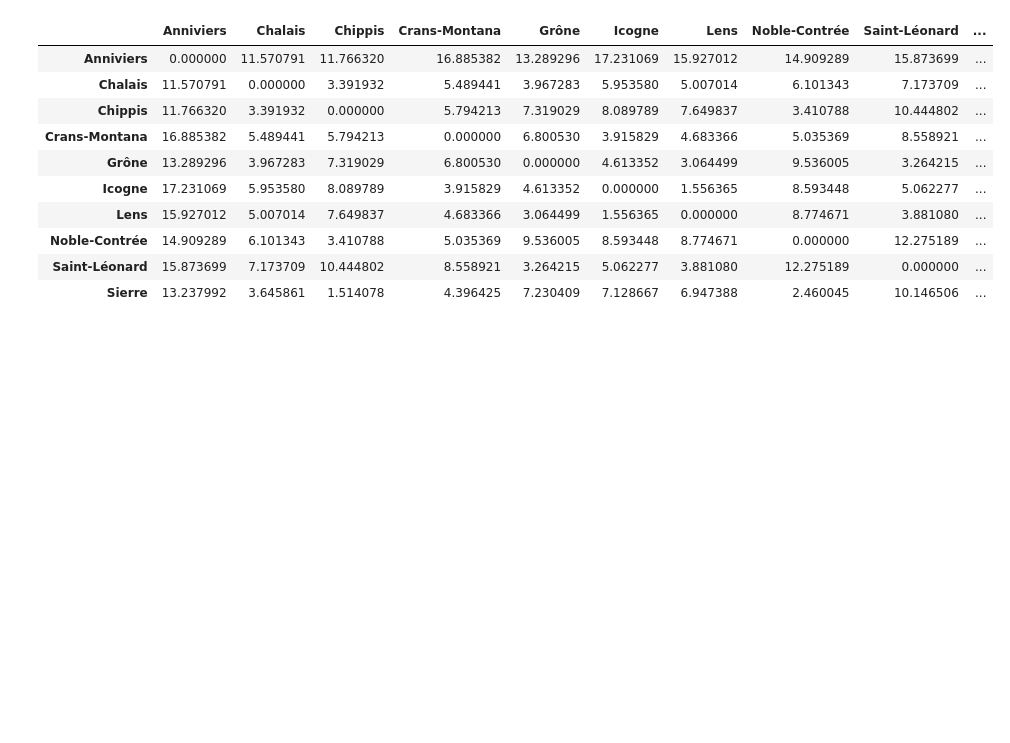
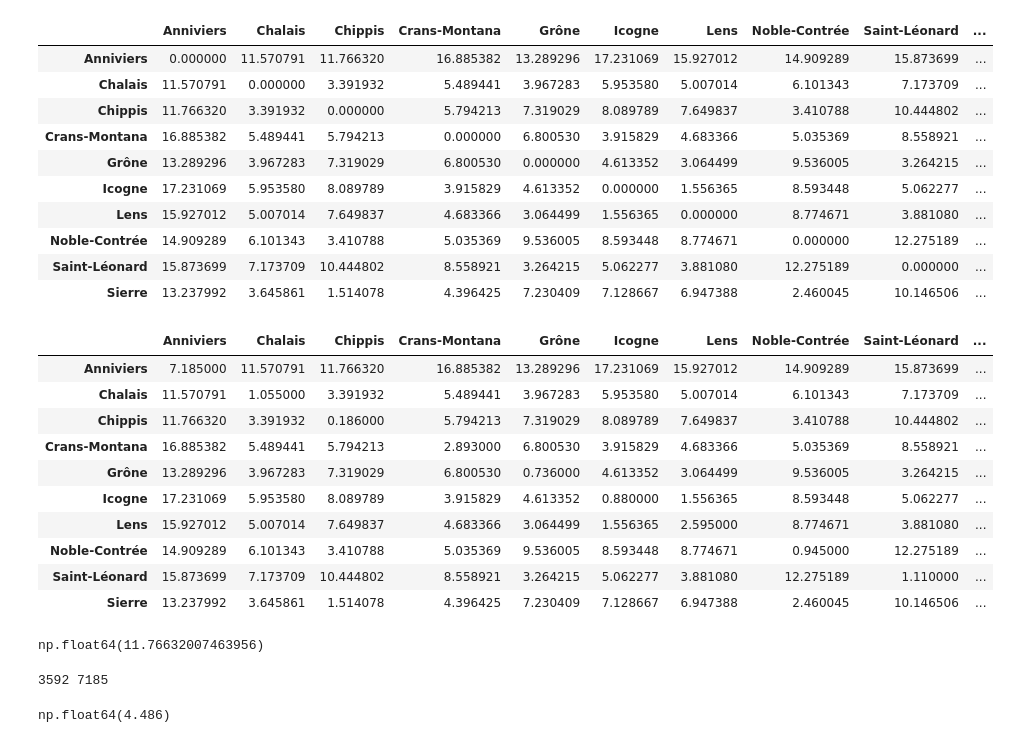
Before and after one commit to Ildsjel-EPFL/Sierre-District-Food-Drone-Delivery, a Jupyter notebook: data/distances.ipynb, the cells around one changed output. Cells and saved outputs as stored; diff of their text form; code cells hidden in the pictures; blank space fills up the shorter version.

Commit message:
Refactor distance loading and add distance calculation function

```diff
--- a/data/distances.ipynb
+++ b/data/distances.ipynb
@@ -58,3 +58,33 @@ for i in range(len(commune_list)):
     alt = [int(x) for x in alt]
     df.loc[commune_list[i], "Altitude"] = alt[0]
     df.loc[commune_list[i], "Max Altitude"] = alt[1]
+# %%
+import pandas as pd
+
+df = pd.read_excel("distances.xlsx", index_col=0)
+df
+# %% [output]
+|  | Anniviers | Chalais | Chippis | Crans-Montana | Grône | Icogne | Lens | Noble-Contrée | Saint-Léonard | ... |
+| Anniviers | 7.185000 | 11.570791 | 11.766320 | 16.885382 | 13.289296 | 17.231069 | 15.927012 | 14.909289 | 15.873699 | ... |
+| Chalais | 11.570791 | 1.055000 | 3.391932 | 5.489441 | 3.967283 | 5.953580 | 5.007014 | 6.101343 | 7.173709 | ... |
+| Chippis | 11.766320 | 3.391932 | 0.186000 | 5.794213 | 7.319029 | 8.089789 | 7.649837 | 3.410788 | 10.444802 | ... |
+| Crans-Montana | 16.885382 | 5.489441 | 5.794213 | 2.893000 | 6.800530 | 3.915829 | 4.683366 | 5.035369 | 8.558921 | ... |
+| Grône | 13.289296 | 3.967283 | 7.319029 | 6.800530 | 0.736000 | 4.613352 | 3.064499 | 9.536005 | 3.264215 | ... |
+| Icogne | 17.231069 | 5.953580 | 8.089789 | 3.915829 | 4.613352 | 0.880000 | 1.556365 | 8.593448 | 5.062277 | ... |
+| Lens | 15.927012 | 5.007014 | 7.649837 | 4.683366 | 3.064499 | 1.556365 | 2.595000 | 8.774671 | 3.881080 | ... |
+| Noble-Contrée | 14.909289 | 6.101343 | 3.410788 | 5.035369 | 9.536005 | 8.593448 | 8.774671 | 0.945000 | 12.275189 | ... |
+| Saint-Léonard | 15.873699 | 7.173709 | 10.444802 | 8.558921 | 3.264215 | 5.062277 | 3.881080 | 12.275189 | 1.110000 | ... |
+| Sierre | 13.237992 | 3.645861 | 1.514078 | 4.396425 | 7.230409 | 7.128667 | 6.947388 | 2.460045 | 10.146506 | ... |
+# %%
+df.loc["Anniviers", "Chippis"]
+# %% [output]
+np.float64(11.76632007463956)
+# %%
+import numpy.random as npr
+
+radius = df.loc["Anniviers", "Anniviers"]
+print(int(radius/2*1000), int(radius*1000))
+npr.random_integers(low = int(radius/2*1000), high = int(radius*1000))/1000
+# %% [output]
+3592 7185
+np.float64(4.486)
```
Also changed, not shown: 3 other files.
